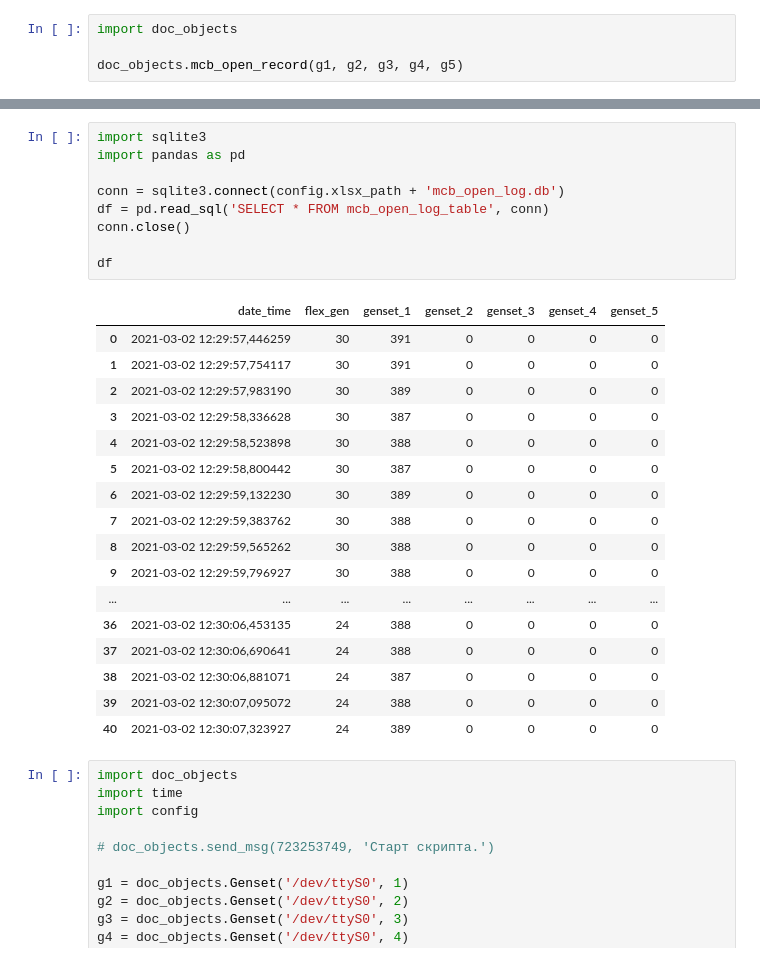
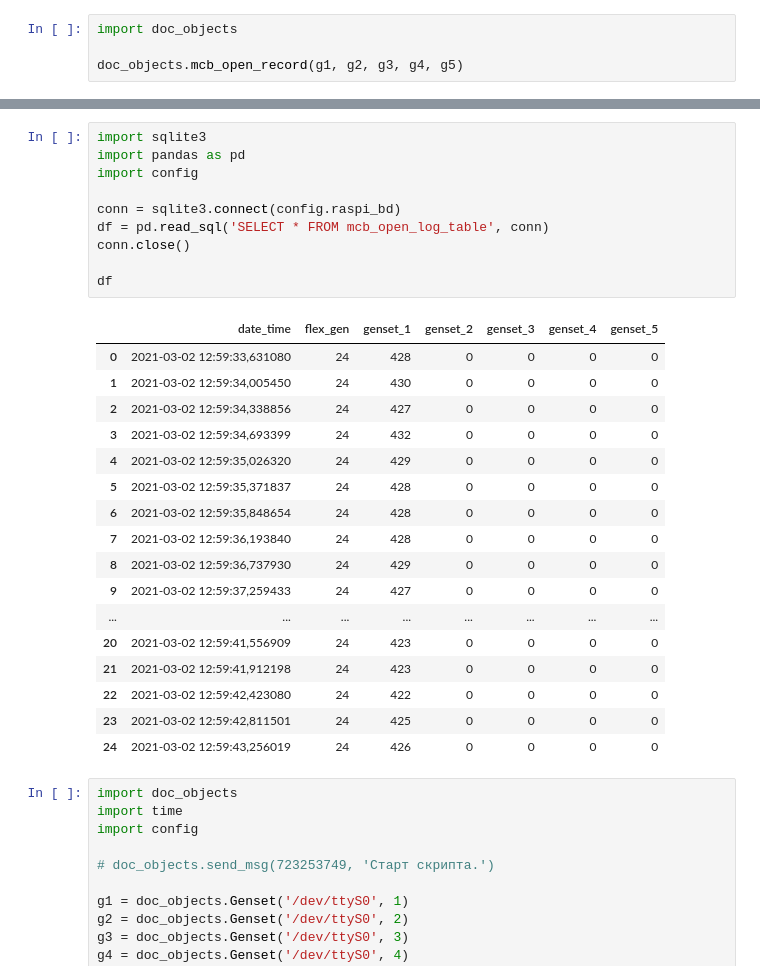
Before and after one commit to r476/raspi_doc, a Jupyter notebook: raspi_doc.ipynb, the cells around one changed output, grey strips where cells are left out. Cells and saved outputs as stored; diff of their text form.

```diff
--- a/raspi_doc.ipynb
+++ b/raspi_doc.ipynb
@@ -76,30 +101,31 @@ doc_objects.mcb_open_record(g1, g2, g3, g4, g5)
 # %%
 import sqlite3
 import pandas as pd
+import config
 
-conn = sqlite3.connect(config.xlsx_path + 'mcb_open_log.db')
+conn = sqlite3.connect(config.raspi_bd)
 df = pd.read_sql('SELECT * FROM mcb_open_log_table', conn)
 conn.close()
 
 df
 # %% [output]
 |  | date_time | flex_gen | genset_1 | genset_2 | genset_3 | genset_4 | genset_5 |
-| 0 | 2021-03-02 12:29:57,446259 | 30 | 391 | 0 | 0 | 0 | 0 |
-| 1 | 2021-03-02 12:29:57,754117 | 30 | 391 | 0 | 0 | 0 | 0 |
-| 2 | 2021-03-02 12:29:57,983190 | 30 | 389 | 0 | 0 | 0 | 0 |
-| 3 | 2021-03-02 12:29:58,336628 | 30 | 387 | 0 | 0 | 0 | 0 |
-| 4 | 2021-03-02 12:29:58,523898 | 30 | 388 | 0 | 0 | 0 | 0 |
-| 5 | 2021-03-02 12:29:58,800442 | 30 | 387 | 0 | 0 | 0 | 0 |
-| 6 | 2021-03-02 12:29:59,132230 | 30 | 389 | 0 | 0 | 0 | 0 |
-| 7 | 2021-03-02 12:29:59,383762 | 30 | 388 | 0 | 0 | 0 | 0 |
-| 8 | 2021-03-02 12:29:59,565262 | 30 | 388 | 0 | 0 | 0 | 0 |
-| 9 | 2021-03-02 12:29:59,796927 | 30 | 388 | 0 | 0 | 0 | 0 |
+| 0 | 2021-03-02 12:59:33,631080 | 24 | 428 | 0 | 0 | 0 | 0 |
+| 1 | 2021-03-02 12:59:34,005450 | 24 | 430 | 0 | 0 | 0 | 0 |
+| 2 | 2021-03-02 12:59:34,338856 | 24 | 427 | 0 | 0 | 0 | 0 |
+| 3 | 2021-03-02 12:59:34,693399 | 24 | 432 | 0 | 0 | 0 | 0 |
+| 4 | 2021-03-02 12:59:35,026320 | 24 | 429 | 0 | 0 | 0 | 0 |
+| 5 | 2021-03-02 12:59:35,371837 | 24 | 428 | 0 | 0 | 0 | 0 |
+| 6 | 2021-03-02 12:59:35,848654 | 24 | 428 | 0 | 0 | 0 | 0 |
+| 7 | 2021-03-02 12:59:36,193840 | 24 | 428 | 0 | 0 | 0 | 0 |
+| 8 | 2021-03-02 12:59:36,737930 | 24 | 429 | 0 | 0 | 0 | 0 |
+| 9 | 2021-03-02 12:59:37,259433 | 24 | 427 | 0 | 0 | 0 | 0 |
 | ... | ... | ... | ... | ... | ... | ... | ... |
-| 36 | 2021-03-02 12:30:06,453135 | 24 | 388 | 0 | 0 | 0 | 0 |
-| 37 | 2021-03-02 12:30:06,690641 | 24 | 388 | 0 | 0 | 0 | 0 |
-| 38 | 2021-03-02 12:30:06,881071 | 24 | 387 | 0 | 0 | 0 | 0 |
-| 39 | 2021-03-02 12:30:07,095072 | 24 | 388 | 0 | 0 | 0 | 0 |
-| 40 | 2021-03-02 12:30:07,323927 | 24 | 389 | 0 | 0 | 0 | 0 |
+| 20 | 2021-03-02 12:59:41,556909 | 24 | 423 | 0 | 0 | 0 | 0 |
+| 21 | 2021-03-02 12:59:41,912198 | 24 | 423 | 0 | 0 | 0 | 0 |
+| 22 | 2021-03-02 12:59:42,423080 | 24 | 422 | 0 | 0 | 0 | 0 |
+| 23 | 2021-03-02 12:59:42,811501 | 24 | 425 | 0 | 0 | 0 | 0 |
+| 24 | 2021-03-02 12:59:43,256019 | 24 | 426 | 0 | 0 | 0 | 0 |
 # %%
 import doc_objects
 import time
```
Also changed, not shown: parts of 6 cells of this notebook, 6 other files.
